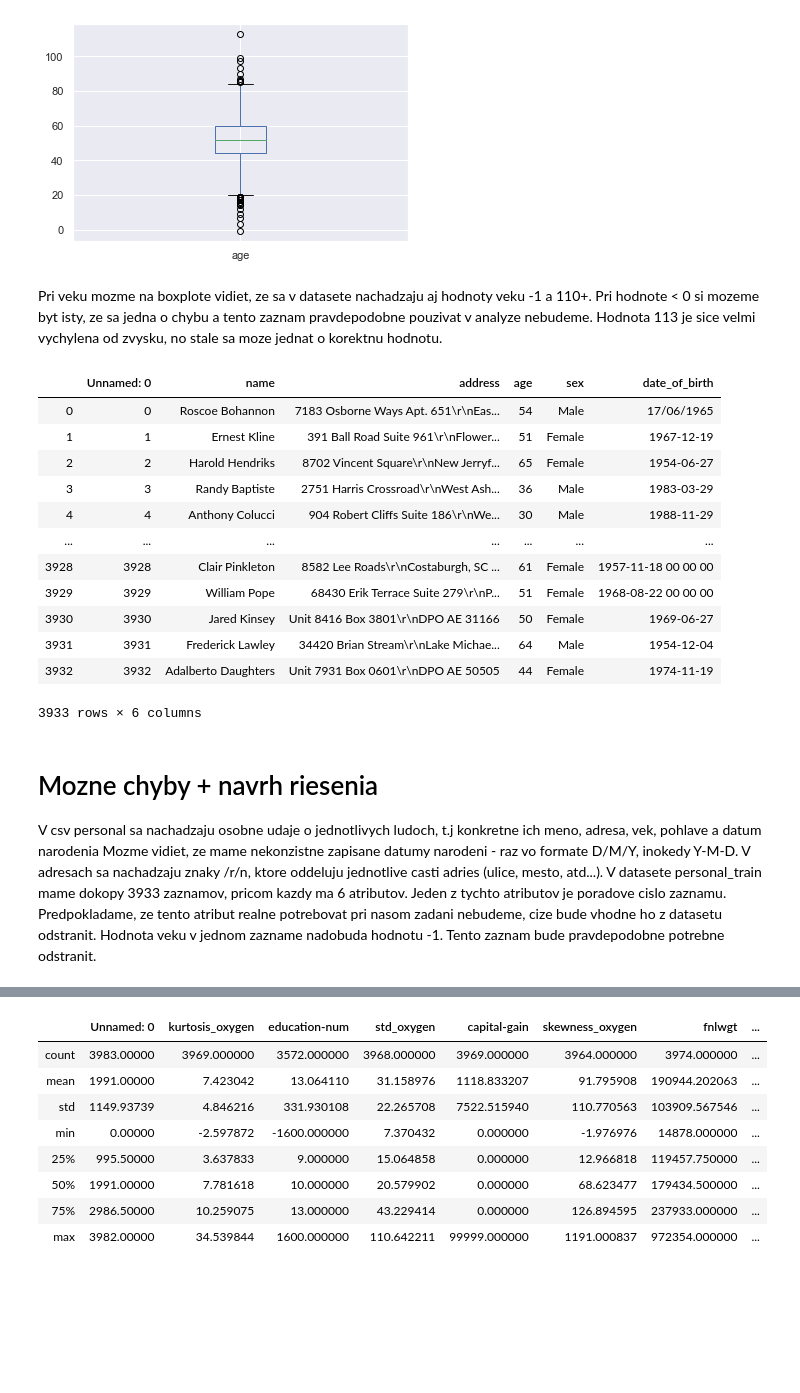
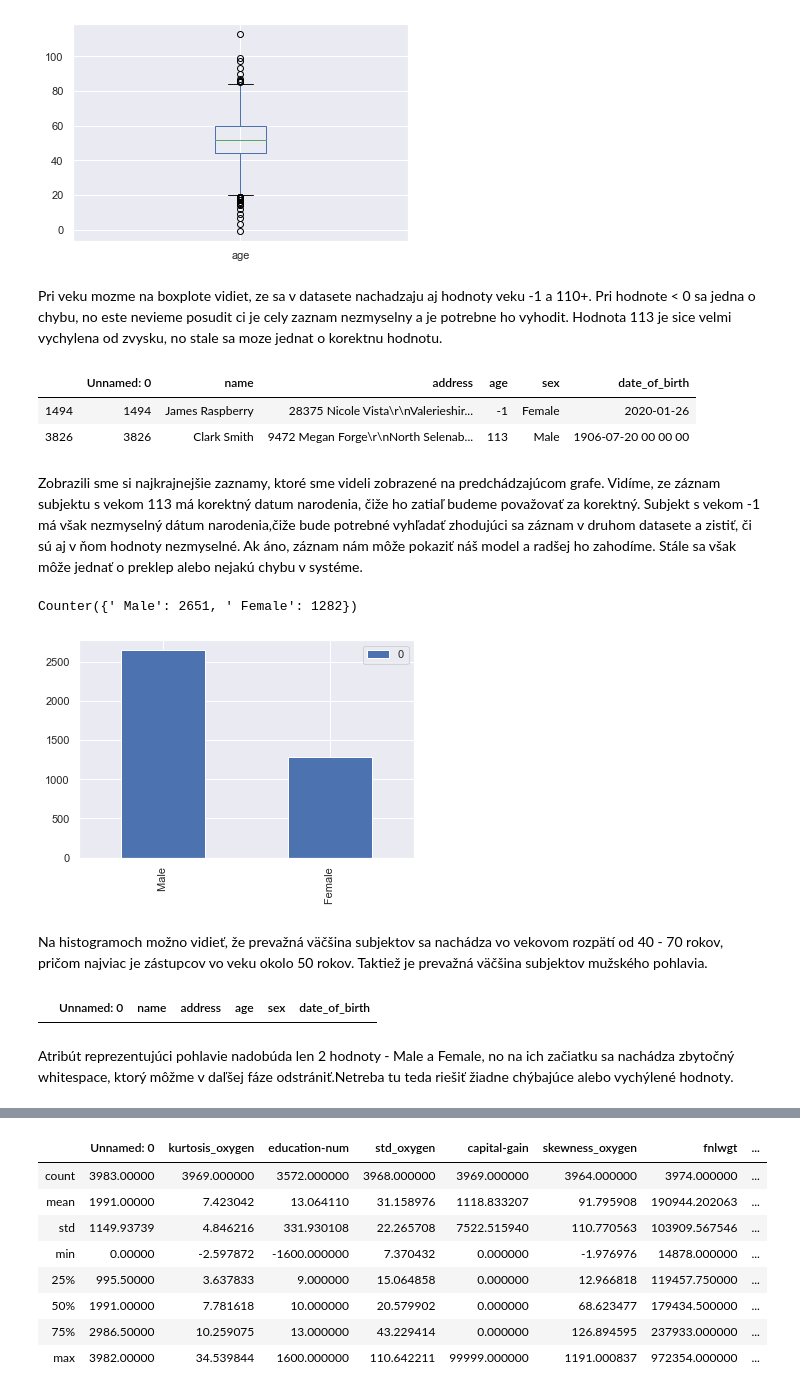
Before and after one commit to jaruji/IAU-project, a Jupyter notebook: Project.ipynb, the cells around one changed output, grey strips where cells are left out. Drawn from its saved outputs; the diff is of its cells as text; code cells hidden in the pictures; blank space fills up the shorter version.

```diff
--- a/Project.ipynb
+++ b/Project.ipynb
@@ -60,24 +63,29 @@ personal.age.plot(kind='box')
 <matplotlib.axes._subplots.AxesSubplot at 0x...>
 [figure]
 # %% [markdown]
-Pri veku mozme na boxplote vidiet, ze sa v datasete nachadzaju aj hodnoty veku -1 a 110+. Pri hodnote < 0 si mozeme byt isty, ze sa jedna o chybu a tento zaznam pravdepodobne pouzivat v analyze nebudeme. Hodnota 113 je sice velmi vychylena od zvysku, no stale sa moze jednat o korektnu hodnotu.
+Pri veku mozme na boxplote vidiet, ze sa v datasete nachadzaju aj hodnoty veku -1 a 110+. Pri hodnote < 0 sa jedna o chybu, no este nevieme posudit ci je cely zaznam nezmyselny a je potrebne ho vyhodit. Hodnota 113 je sice velmi vychylena od zvysku, no stale sa moze jednat o korektnu hodnotu.
-# %%
-personal
-# %% [output]
-|  | Unnamed: 0 | name | address | age | sex | date_of_birth |
-| 0 | 0 | Roscoe Bohannon | 7183 Osborne Ways Apt. 651\r\nEas... | 54 | Male | 17/06/1965 |
-| 1 | 1 | Ernest Kline | 391 Ball Road Suite 961\r\nFlower... | 51 | Female | 1967-12-19 |
-| 2 | 2 | Harold Hendriks | 8702 Vincent Square\r\nNew Jerryf... | 65 | Female | 1954-06-27 |
-| 3 | 3 | Randy Baptiste | 2751 Harris Crossroad\r\nWest Ash... | 36 | Male | 1983-03-29 |
-| 4 | 4 | Anthony Colucci | 904 Robert Cliffs Suite 186\r\nWe... | 30 | Male | 1988-11-29 |
-| ... | ... | ... | ... | ... | ... | ... |
-| 3928 | 3928 | Clair Pinkleton | 8582 Lee Roads\r\nCostaburgh, SC ... | 61 | Female | 1957-11-18 00 00 00 |
-| 3929 | 3929 | William Pope | 68430 Erik Terrace Suite 279\r\nP... | 51 | Female | 1968-08-22 00 00 00 |
-| 3930 | 3930 | Jared Kinsey | Unit 8416 Box 3801\r\nDPO AE 31166 | 50 | Female | 1969-06-27 |
-| 3931 | 3931 | Frederick Lawley | 34420 Brian Stream\r\nLake Michae... | 64 | Male | 1954-12-04 |
-| 3932 | 3932 | Adalberto Daughters | Unit 7931 Box 0601\r\nDPO AE 50505 | 44 | Female | 1974-11-19 |
-3933 rows × 6 columns
-# %% [markdown]
-# Mozne chyby + navrh riesenia
-V csv personal sa nachadzaju osobne udaje o jednotlivych ludoch, t.j konkretne ich meno, adresa, vek, pohlave a datum narodenia
-Mozme vidiet, ze mame nekonzistne zapisane datumy narodeni - raz vo formate D/M/Y, inokedy Y-M-D. V adresach sa nachadzaju znaky /r/n, ktore oddeluju jednotlive casti adries (ulice, mesto, atd...). V datasete personal_train mame dokopy 3933 zaznamov, pricom kazdy ma 6 atributov. Jeden z tychto atributov je poradove cislo zaznamu. Predpokladame, ze tento atribut realne potrebovat pri nasom zadani nebudeme, cize bude vhodne ho z datasetu odstranit. Hodnota veku v jednom zazname nadobuda hodnotu -1. Tento zaznam bude pravdepodobne potrebne odstranit.
+# %%
+personal[(personal.age < 0) | (personal.age > 100)]
+# %% [output]
+|  | Unnamed: 0 | name | address | age | sex | date_of_birth |
+| 1494 | 1494 | James Raspberry | 28375 Nicole Vista\r\nValerieshir... | -1 | Female | 2020-01-26 |
+| 3826 | 3826 | Clark Smith | 9472 Megan Forge\r\nNorth Selenab... | 113 | Male | 1906-07-20 00 00 00 |
+# %% [markdown]
+Zobrazili sme si najkrajnejšie zaznamy, ktoré sme videli zobrazené na predchádzajúcom grafe. Vidíme, ze záznam subjektu s vekom 113 má korektný datum narodenia, čiže ho zatiaľ budeme považovať za korektný. Subjekt s vekom -1 má však nezmyselný dátum narodenia,čiže bude potrebné vyhľadať zhodujúci sa záznam v druhom datasete a zistiť, či sú aj v ňom hodnoty nezmyselné. Ak áno, záznam nám môže pokaziť náš model a radšej ho zahodíme. Stále sa však môže jednať o preklep alebo nejakú chybu v systéme.
+# %%
+#TODO: graf rozdelenia pohlavi subjekov
+count = Counter(personal.sex)
+df = pd.DataFrame.from_dict(count, orient='index')
+df.plot(kind='bar', legend = True)
+print(count)
+# %% [output]
+Counter({' Male': 2651, ' Female': 1282})
+[figure, added]
+# %% [markdown]
+Na histogramoch možno vidieť, že prevažná väčšina subjektov sa nachádza vo vekovom rozpätí od 40 - 70 rokov, pričom najviac je zástupcov vo veku okolo 50 rokov. Taktiež je prevažná väčšina subjektov mužského pohlavia.
+# %%
+personal[(personal["sex"] != " Male") & (personal["sex"] != " Female")]
+# %% [output]
+|  | Unnamed: 0 | name | address | age | sex | date_of_birth |
+# %% [markdown]
+Atribút reprezentujúci pohlavie nadobúda len 2 hodnoty - Male a Female, no na ich začiatku sa nachádza zbytočný whitespace, ktorý môžme v daľšej fáze odstrániť.Netreba tu teda riešiť žiadne chýbajúce alebo vychýlené hodnoty.
```
Also changed, not shown: parts of 36 cells of this notebook.
